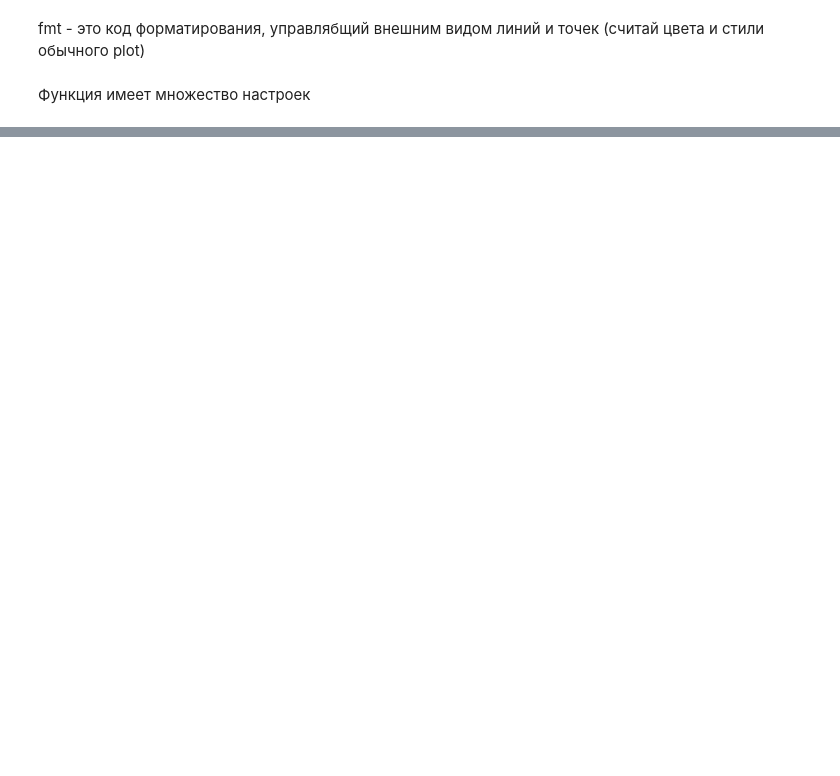
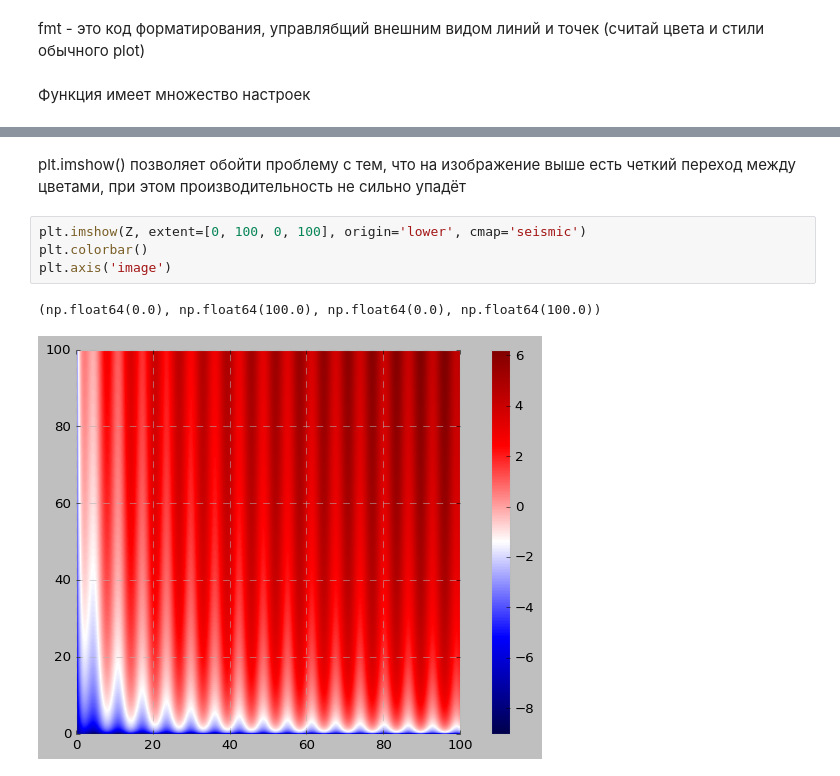
Before and after one commit to Mentaltired/Python_data_science_handbook_abstract, a Jupyter notebook: Глава 4. Matplotlib.ipynb, the cells around one changed output, grey strips where cells are left out. Drawn from its saved outputs; the diff is of its cells as text; blank space fills up the shorter version.

```diff
--- a/Глава 4. Matplotlib.ipynb
+++ b/Глава 4. Matplotlib.ipynb
@@ -386,0 +420,9 @@ plt.errorbar(x, y, yerr=dy, fmt='.', color='black',
+# %% [markdown]
+plt.imshow() позволяет обойти проблему с тем, что на изображение выше есть четкий переход между цветами, при этом производительность не сильно упадёт
+# %%
+plt.imshow(Z, extent=[0, 100, 0, 100], origin='lower', cmap='seismic')
+plt.colorbar()
+plt.axis('image')
+# %% [output]
+(np.float64(0.0), np.float64(100.0), np.float64(0.0), np.float64(100.0))
+[figure, added]
```
Also changed, not shown: parts of 42 cells of this notebook.
